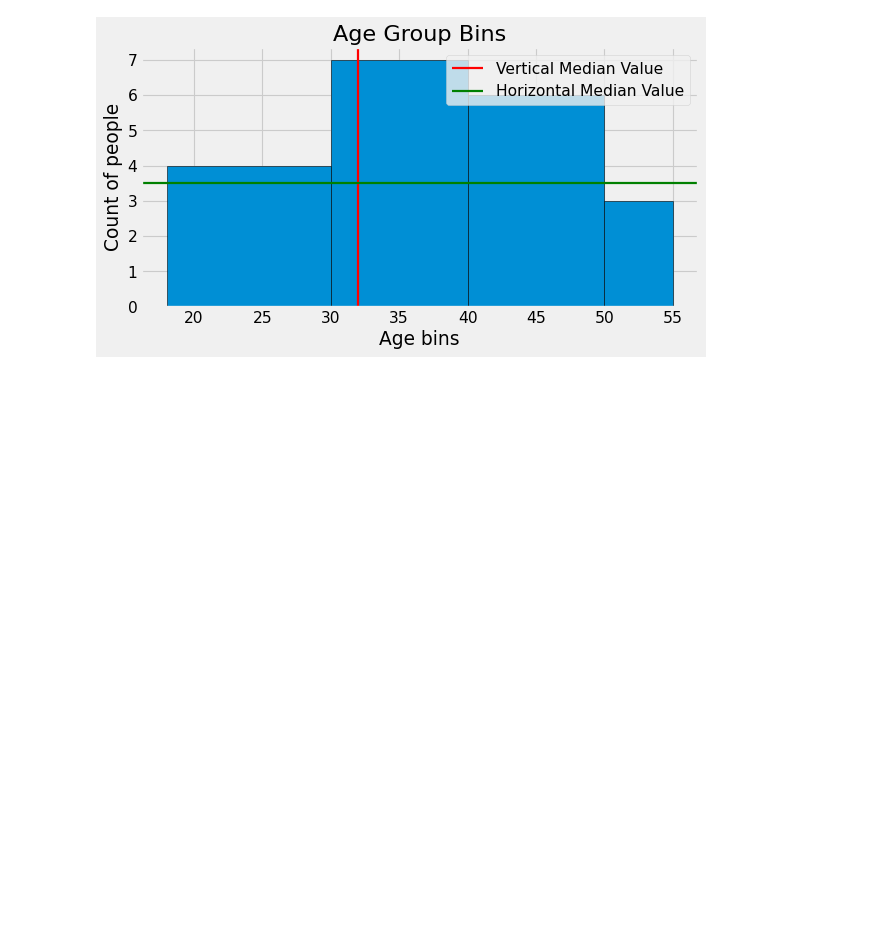
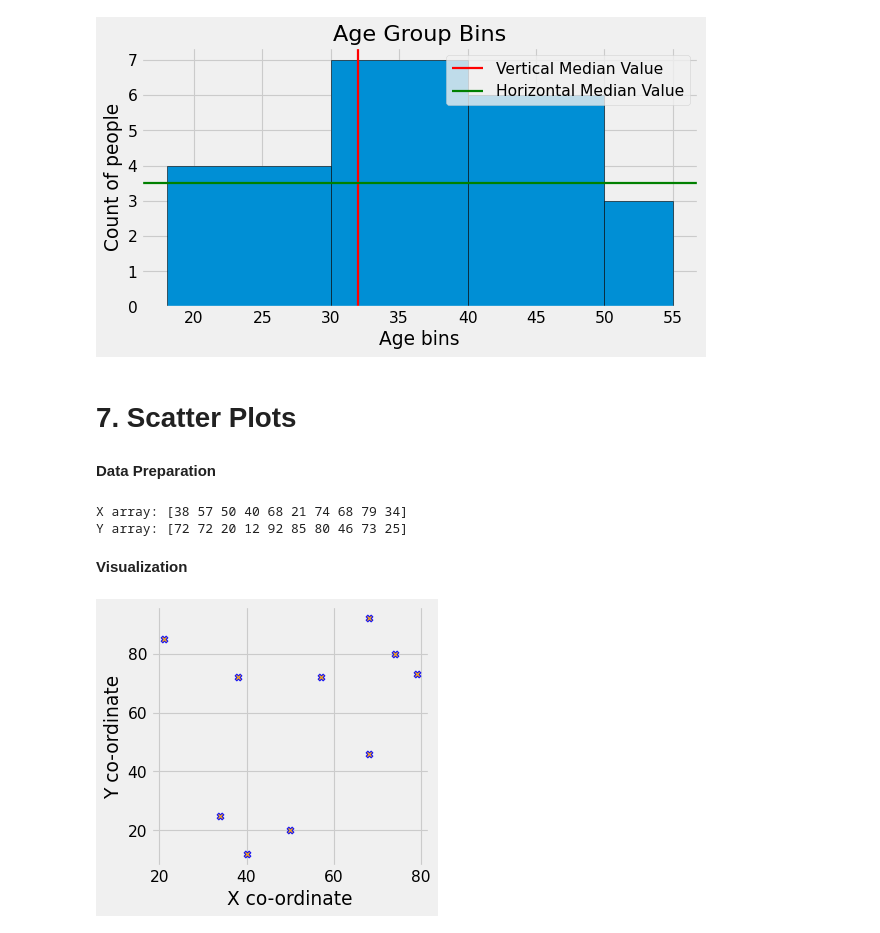
Before and after one commit to ROHIT318/python-practice, a Jupyter notebook: learn_matplotlib.ipynb, the cells around one changed output. Drawn from its saved outputs; the diff is of its cells as text; code cells hidden in the pictures; blank space fills up the shorter version.

Commit message:
matplotlib - Scatter Plots

```diff
--- a/learn_matplotlib.ipynb
+++ b/learn_matplotlib.ipynb
@@ -174,3 +174,28 @@ plt.legend()
 plt.show()
 # %% [output]
 [figure]
+# %% [markdown]
+# 7. Scatter Plots
+# %% [markdown]
+**Data Preparation**
+# %%
+x_arr = np.random.randint(10,100,size=(10))
+y_arr = np.random.randint(10,100,size=(10))
+
+print(f'X array: {x_arr}')
+print(f'Y array: {y_arr}')
+# %% [output]
+X array: [38 57 50 40 68 21 74 68 79 34]
+Y array: [72 72 20 12 92 85 80 46 73 25]
+# %% [markdown]
+**Visualization**
+# %%
+figure(figsize=(4,4), dpi=80)
+
+plt.scatter(x_arr, y_arr, c='orange', marker='X',  # Default marker is circle i.e. o
+            edgecolor='blue', linewidth=1, alpha=.9)
+plt.xlabel('X co-ordinate')
+plt.ylabel('Y co-ordinate')
+plt.show()
+# %% [output]
+[figure, added]
```
Also changed, not shown: parts of 1 cell of this notebook.
